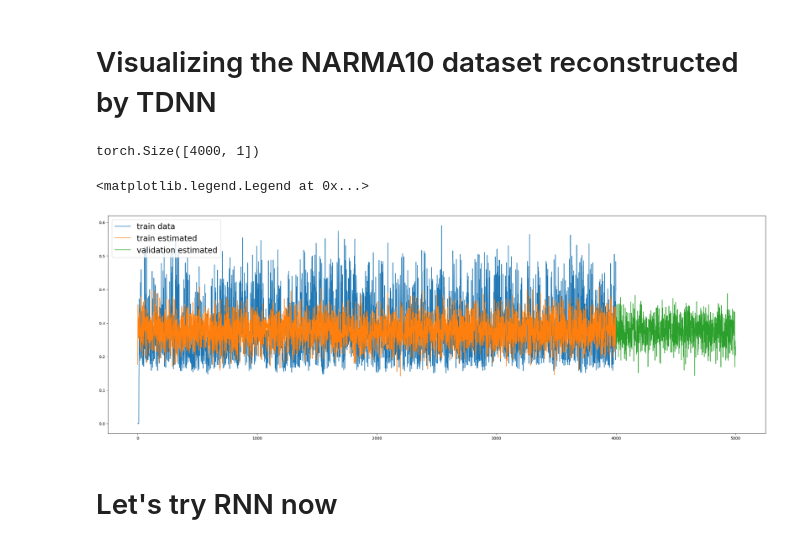
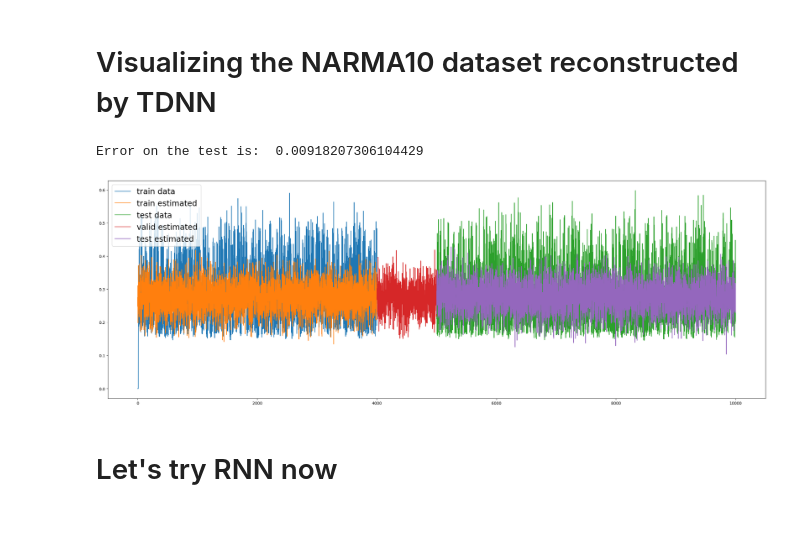
Before and after one commit to U-n-Own/UniversityNotes, a Jupyter notebook: Assignments/ComputationalNeuroscience/ThirdAssignment/TimeDelayNN.ipynb, the cells around one changed output. Cells and saved outputs as stored; diff of their text form; code cells hidden in the pictures.

Commit message:
retrained the TDNN and RNN to get test results

```diff
--- a/Assignments/ComputationalNeuroscience/ThirdAssignment/TimeDelayNN.ipynb
+++ b/Assignments/ComputationalNeuroscience/ThirdAssignment/TimeDelayNN.ipynb
@@ -264,44 +271,50 @@ Text(0.5, 1.0, 'Training Loss')
 # %% [markdown]
 # Visualizing the NARMA10 dataset reconstructed by TDNN
 # %%
-# get prediction for training and validation
+# get prediction for training and validation and test
 train_input_tensor = torch.Tensor(train_input.values).unsqueeze(1).unsqueeze(2)
 output_train = tdnn(train_input_tensor)
 
 valid_input_tensor = torch.Tensor(valid_input.values).unsqueeze(1).unsqueeze(2)
 output_valid = tdnn(valid_input_tensor)
 
-output_train.shape
+test_input_tensor = torch.Tensor(test_input.values).unsqueeze(1).unsqueeze(2)
+output_test = tdnn(test_input_tensor)
-# %% [output]
-torch.Size([4000, 1])
 # %%
 
 #get prediction for training input
 input_train = torch.Tensor(train_input.values).unsqueeze(1).unsqueeze(2)
 output_train = tdnn(input_train)
 # detach the tensor
 output_train = output_train.detach().numpy()
 output_valid = output_valid.detach().numpy()
+output_test = output_test.detach().numpy()
+
 # converrt the tensor in the numpy array time series taking first only the time serie
 #output_train = output_train.squeeze(2).detach().numpy()
 # take the first element of the tensor
 #output_train = output_train[:,1]
 
 # figsize 30,10
 plt.figure(figsize=(30,10))
 # add ground truth for train output
 plt.plot(train_output)
 # add estimated output for train output
 plt.plot(output_train)
+# add real test and performance on the test
+plt.plot(test_output)
 # after 4000 step put the output_valid
 plt.plot(np.arange(4000, 5000), output_valid[:,0])
+# after 5000 step put the output_test
+plt.plot(np.arange(5000, 10000), output_test[:,0])
+plt.legend(['train data', 'train estimated', 'test data', 'valid estimated', 'test estimated'], loc='upper left', fontsize=20)
 
-plt.legend(['train data', 'train estimated', 'validation estimated'], loc='upper left', fontsize=20)
-
-#output_train.shape
+# Print error for the test is
+error_test = np.mean((output_test[:,0] - test_output)**2)
+print("Error on the test is: ", error_test)
 # %% [output]
-<matplotlib.legend.Legend at 0x...>
+Error on the test is:  0.00918207306104429
-[figure, old version]
+[figure, new version]
 # %% [markdown]
 # Let's try RNN now
 # %%
```
Also changed, not shown: parts of 8 cells of this notebook.
